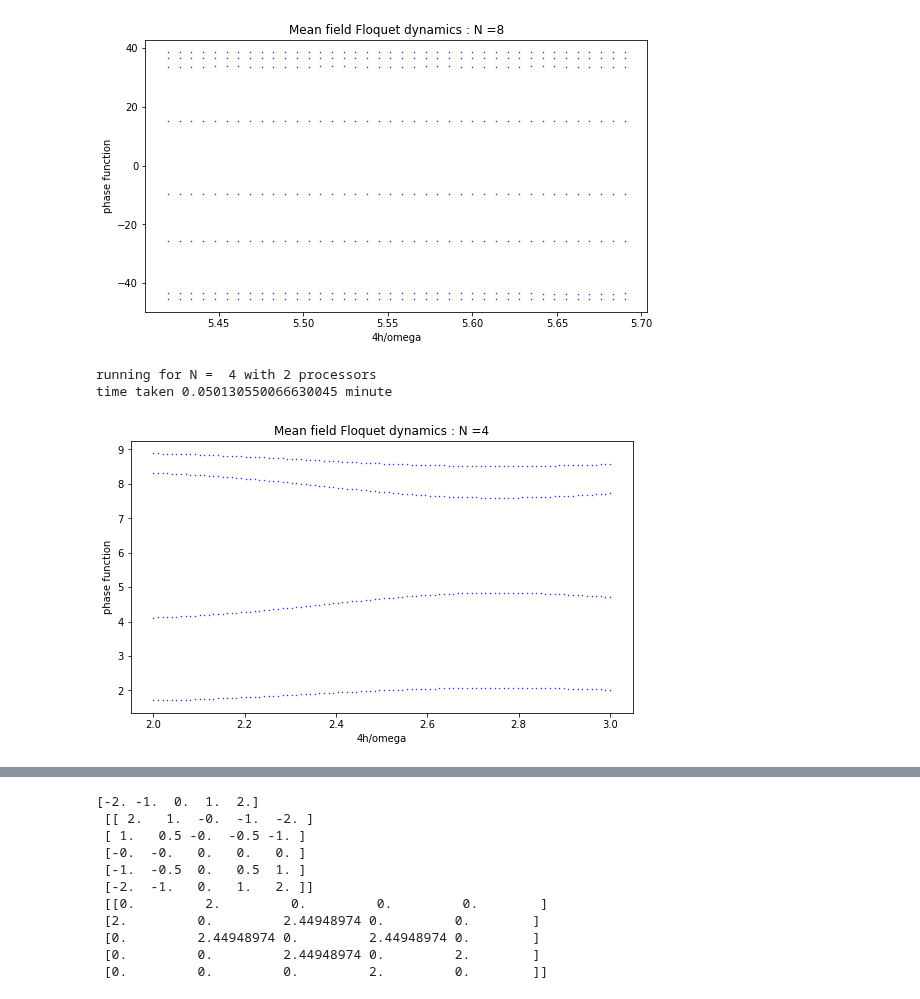
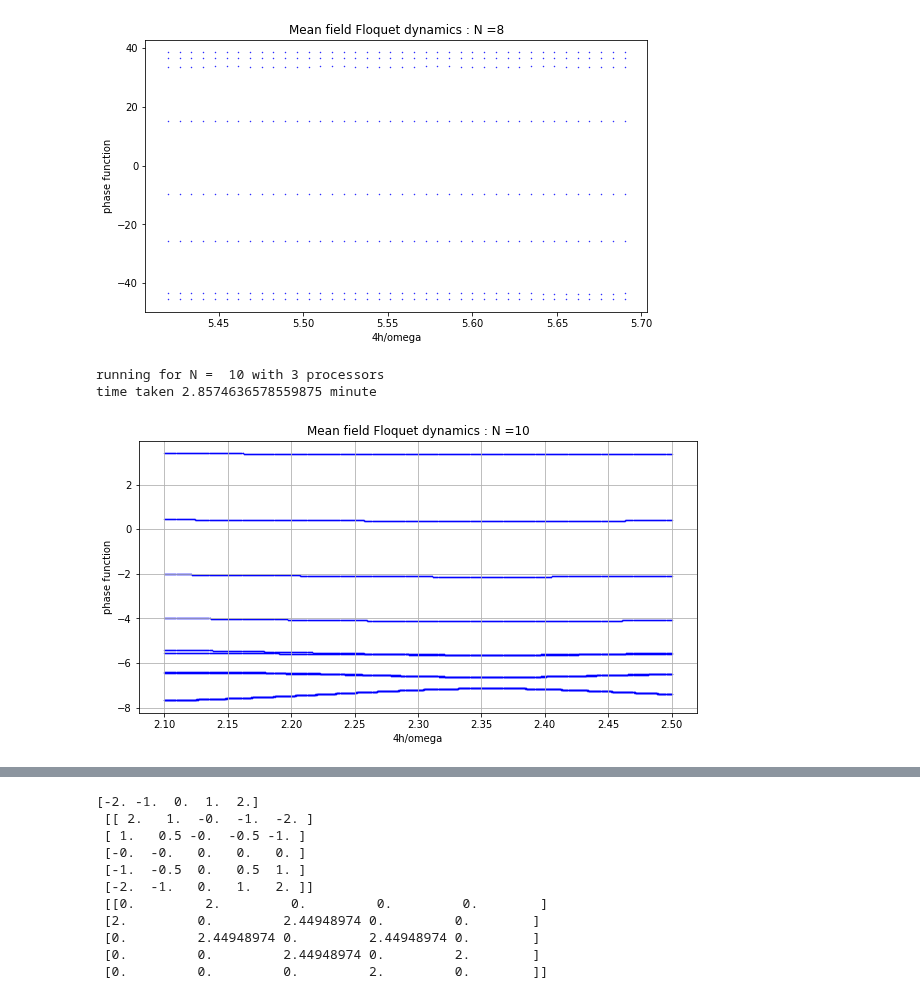
Before and after one commit to SuperStarCZ/floquet_theory, a Jupyter notebook: floquet_mfd.ipynb, the cells around one changed output, grey strips where cells are left out. Drawn from its saved outputs; the diff is of its cells as text; code cells hidden in the pictures.

```diff
--- a/floquet_mfd.ipynb
+++ b/floquet_mfd.ipynb
@@ -341,6 +341,8 @@ time taken 7.8281478921572365 minute
 [figure]
 # %%
 # experiment  2255
+
+# note : here  I have tried to introduce the average of phasefunc and its variations
 
 import numpy as np
 from odeintw import odeintw
@@ -351,16 +353,17 @@ import math
 import time
 start = time.time()
 
-N = 4
+N = 10
 h0 = 0.1
 omega = 40.0
 w = omega
 tsteps = 500
-hsteps = 100
-hs = np.linspace(20,30,hsteps)
+hsteps = 1000
+hs = np.linspace(21,25,hsteps)
 ampp = (np.ones((N,len(hs))) * hs).T
 psi = np.eye(N) + 1j * np.zeros((N,N))
 floqEvolution_mat = np.zeros((N,N)) + 1j * np.zeros((N,N))
+H0 = np.zeros((N,N))
 H1 = np.zeros((N,N))
 
 def delta_func(x,y):
@@ -371,7 +374,7 @@ def delta_func(x,y):
 
 def floq_jac(psi0, t, h, h0, H1, H0, w):
     drive = h0 + h * np.cos(w * t)
-    jac = 1j * N * (H0 + drive * H1)
+    jac = 1j * (H0 + N * drive * H1)
     return jac
 
 def floq_func(psi0, t, h, h0, H1, H0, w):
@@ -379,7 +382,7 @@ def floq_func(psi0, t, h, h0, H1, H0, w):
     return floq_h
 
 def floq_evolv(psi,H0,H1,h,w):
-    T = 1 * 2 * np.pi/w
+    T = 2 * np.pi/w
     t = np.linspace(0,2 * np.pi/w,tsteps)
     floqEvolution_mat = np.zeros((N,N)) + 1j * np.zeros((N,N))
 
@@ -387,40 +390,43 @@ def floq_evolv(psi,H0,H1,h,w):
         psi0 = psi[m]
         psi_t = odeintw(floq_func,psi0,t,args=(h, h0, H1, H0, w))
         floqEvolution_mat[m] = psi_t[-1]
     evals, evecs = eig(floqEvolution_mat)
-    phasefunc = 1j * 2.303 * np.log(evals + 1j * 0) * omega/(2 * np.pi)
+    phasefunc = 1j  * np.log(evals + 1j * 0) * omega/(2 * np.pi)
     return phasefunc
 
 if __name__ == '__main__':
-    nprocs = 2
+    nprocs = 3
     p = Pool(processes = nprocs)
     print("running for N = ", N, "with",nprocs,"processors")
     start = time.time()
 
     spin = 0.5 * np.arange(N)[-1]
     s = np.arange(-spin,spin+1)
-    ms = s * N
-    H0 = np.diagflat(-0.5 * s **2)
-    #H00 = np.diagflat(-0.5 * s * (s+1))
+    H0 = np.diagflat(0.5 * s **2)
+    #H0 = np.diagflat(0.5 * s * (s+1))
     #H0 = np.array([0.5 *  s[i] * s[j]for i in range(N) for j in range(N)]).reshape((N,N))
     for i in range(N):
         for j in range(N):
-            H1[i][j] = -0.5 * (np.sqrt(spin * (spin+1) - s[i] * (s[i]+1)) * delta_func(s[j],s[i]+1)\
+            #H0[i][j] = 0.5 * s[i] * (s[i]+1)
+            H1[i][j] = 0.5 * (np.sqrt(spin * (spin+1) - s[i] * (s[i]+1)) * delta_func(s[j],s[i]+1)\
                               + np.sqrt(spin * (spin+1) - s[i] * (s[i]-1)) * delta_func(s[j],s[i]-1))
+
+    #print('H0 is----- \n',H0,'\nH1 is----- \n',H1,'\n')
 
     data = p.starmap(floq_evolv,[(psi,H0,H1,h,w) for h in hs])
 
     print('time taken',(time.time()-start)/60.0,'minute')
     title = "Mean field Floquet dynamics : N =" + str(N)
-    plt.figure(figsize = (9,5))
+    plt.figure(figsize = (10,5))
     for xx in np.arange(len(hs)):
         plt.scatter(4 * ampp[xx]/omega, data[xx].real,\
                     color = 'blue', marker='.', s = 0.8)
     plt.title(title)
     plt.xlabel("4h/omega")
     plt.ylabel("phase function")
+    plt.grid()
     plt.show()
 # %% [output]
-running for N =  4 with 2 processors
-time taken 0.050130550066630045 minute
+running for N =  10 with 3 processors
+time taken 2.8574636578559875 minute
-[figure, old version]
+[figure, new version]
```
Also changed, not shown: parts of 3 cells of this notebook.
